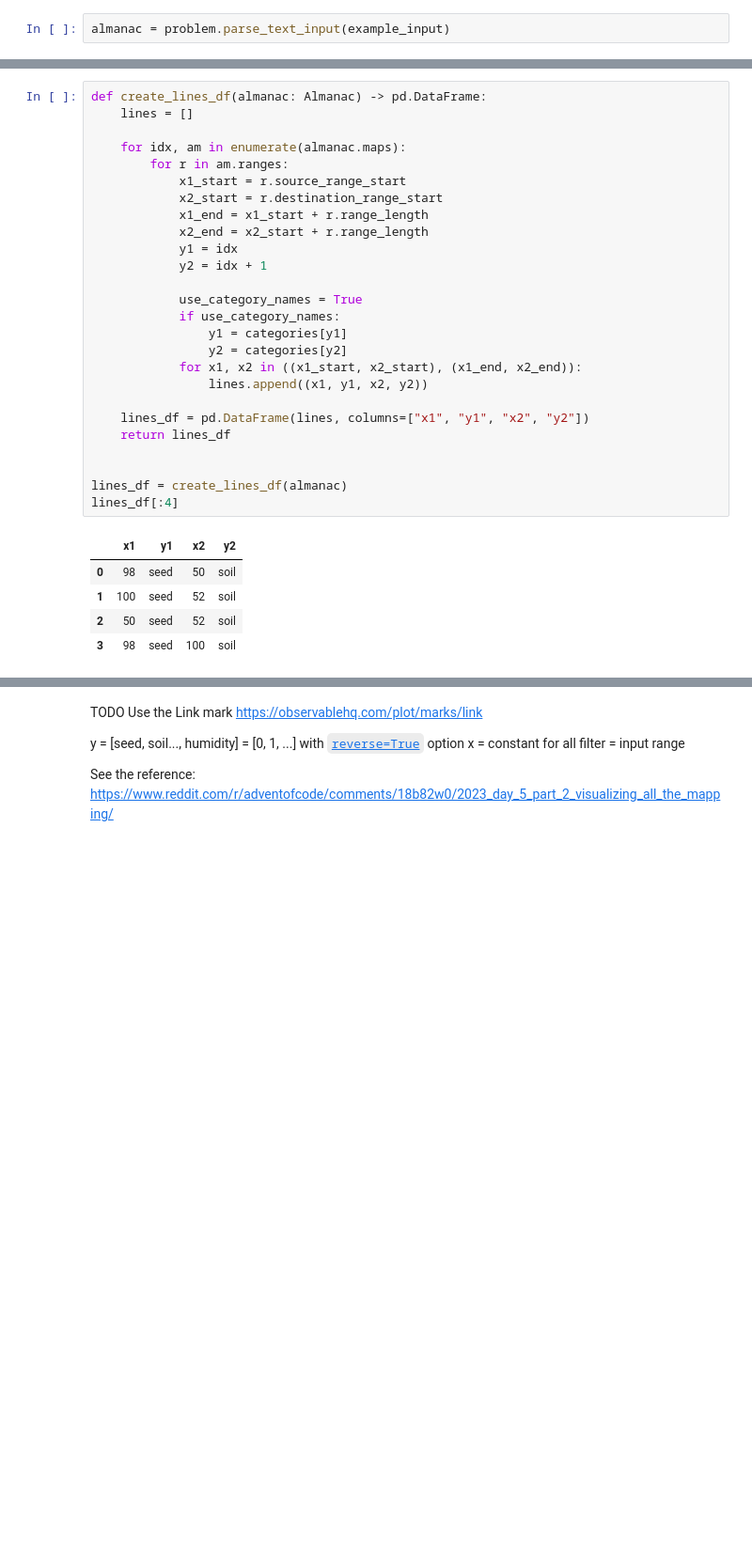
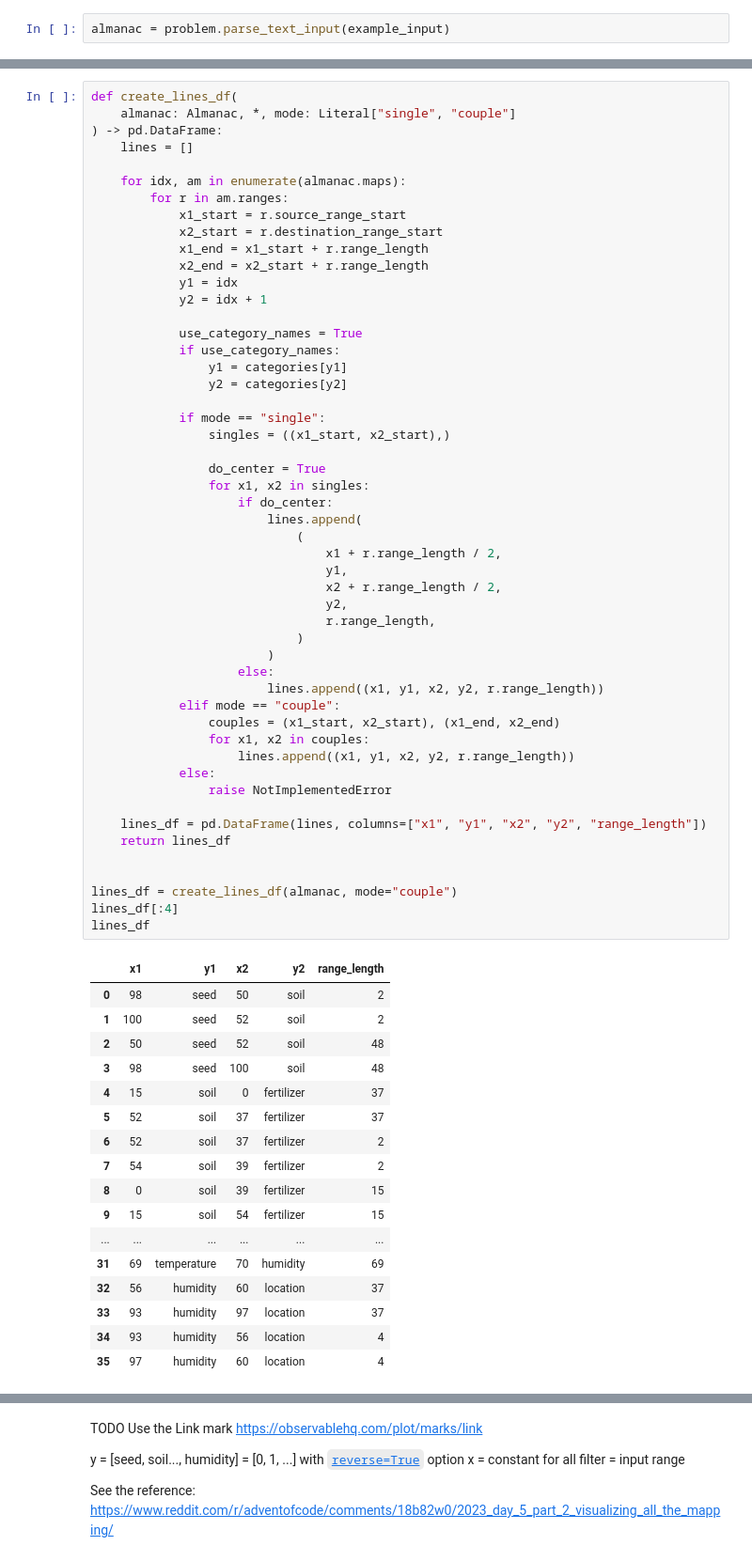
Before and after one commit to etienneschalk/advent-of-code, a Jupyter notebook: docs/source/notebooks/2023/notebook_problem_202305.ipynb, the cells around one changed output, grey strips where cells are left out. Shown at 94% size. Cells and saved outputs as stored; diff of their text form; blank space fills up the shorter version.

```diff
--- a/docs/source/notebooks/2023/notebook_problem_202305.ipynb
+++ b/docs/source/notebooks/2023/notebook_problem_202305.ipynb
@@ -65,35 +45,72 @@ categories
 # %%
-def create_lines_df(almanac: Almanac) -> pd.DataFrame:
+def create_lines_df(
+    almanac: Almanac, *, mode: Literal["single", "couple"]
+) -> pd.DataFrame:
     lines = []
 
     for idx, am in enumerate(almanac.maps):
         for r in am.ranges:
             x1_start = r.source_range_start
             x2_start = r.destination_range_start
             x1_end = x1_start + r.range_length
             x2_end = x2_start + r.range_length
             y1 = idx
             y2 = idx + 1
 
             use_category_names = True
             if use_category_names:
                 y1 = categories[y1]
                 y2 = categories[y2]
-            for x1, x2 in ((x1_start, x2_start), (x1_end, x2_end)):
-                lines.append((x1, y1, x2, y2))
 
-    lines_df = pd.DataFrame(lines, columns=["x1", "y1", "x2", "y2"])
+            if mode == "single":
+                singles = ((x1_start, x2_start),)
+
+                do_center = True
+                for x1, x2 in singles:
+                    if do_center:
+                        lines.append(
+                            (
+                                x1 + r.range_length / 2,
+                                y1,
+                                x2 + r.range_length / 2,
+                                y2,
+                                r.range_length,
+                            )
+                        )
+                    else:
+                        lines.append((x1, y1, x2, y2, r.range_length))
+            elif mode == "couple":
+                couples = (x1_start, x2_start), (x1_end, x2_end)
+                for x1, x2 in couples:
+                    lines.append((x1, y1, x2, y2, r.range_length))
+            else:
+                raise NotImplementedError
+
+    lines_df = pd.DataFrame(lines, columns=["x1", "y1", "x2", "y2", "range_length"])
     return lines_df
 
 
-lines_df = create_lines_df(almanac)
+lines_df = create_lines_df(almanac, mode="couple")
 lines_df[:4]
+lines_df
 # %% [output]
-|  | x1 | y1 | x2 | y2 |
-| 0 | 98 | seed | 50 | soil |
-| 1 | 100 | seed | 52 | soil |
-| 2 | 50 | seed | 52 | soil |
-| 3 | 98 | seed | 100 | soil |
+|  | x1 | y1 | x2 | y2 | range_length |
+| 0 | 98 | seed | 50 | soil | 2 |
+| 1 | 100 | seed | 52 | soil | 2 |
+| 2 | 50 | seed | 52 | soil | 48 |
+| 3 | 98 | seed | 100 | soil | 48 |
+| 4 | 15 | soil | 0 | fertilizer | 37 |
+| 5 | 52 | soil | 37 | fertilizer | 37 |
+| 6 | 52 | soil | 37 | fertilizer | 2 |
+| 7 | 54 | soil | 39 | fertilizer | 2 |
+| 8 | 0 | soil | 39 | fertilizer | 15 |
+| 9 | 15 | soil | 54 | fertilizer | 15 |
+| ... | ... | ... | ... | ... | ... |
+| 31 | 69 | temperature | 70 | humidity | 69 |
+| 32 | 56 | humidity | 60 | location | 37 |
+| 33 | 93 | humidity | 97 | location | 37 |
+| 34 | 93 | humidity | 56 | location | 4 |
+| 35 | 97 | humidity | 60 | location | 4 |
 # %%
 def show_links(lines_df: pd.DataFrame):
     # lines_df : DataFrame with columns x1	y1	x2	y2
```
Also changed, not shown: parts of 11 cells of this notebook.
